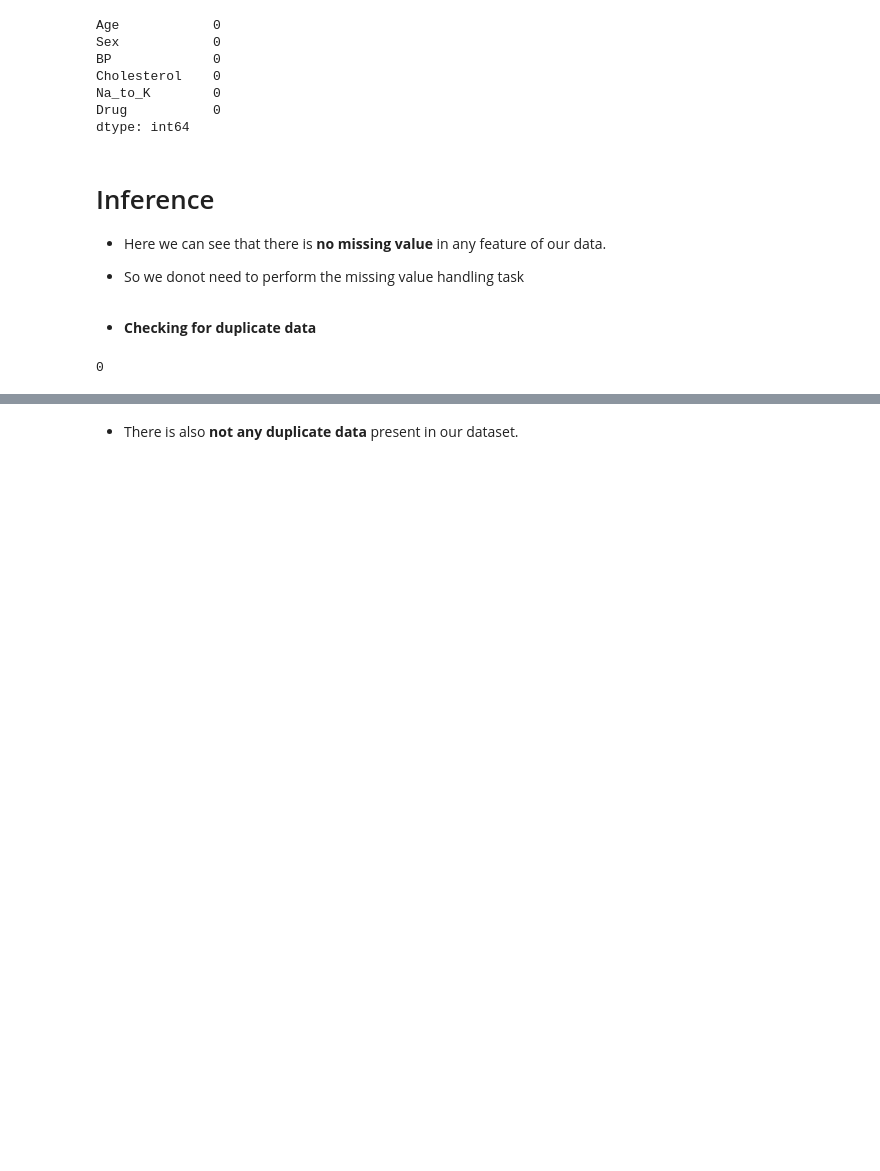
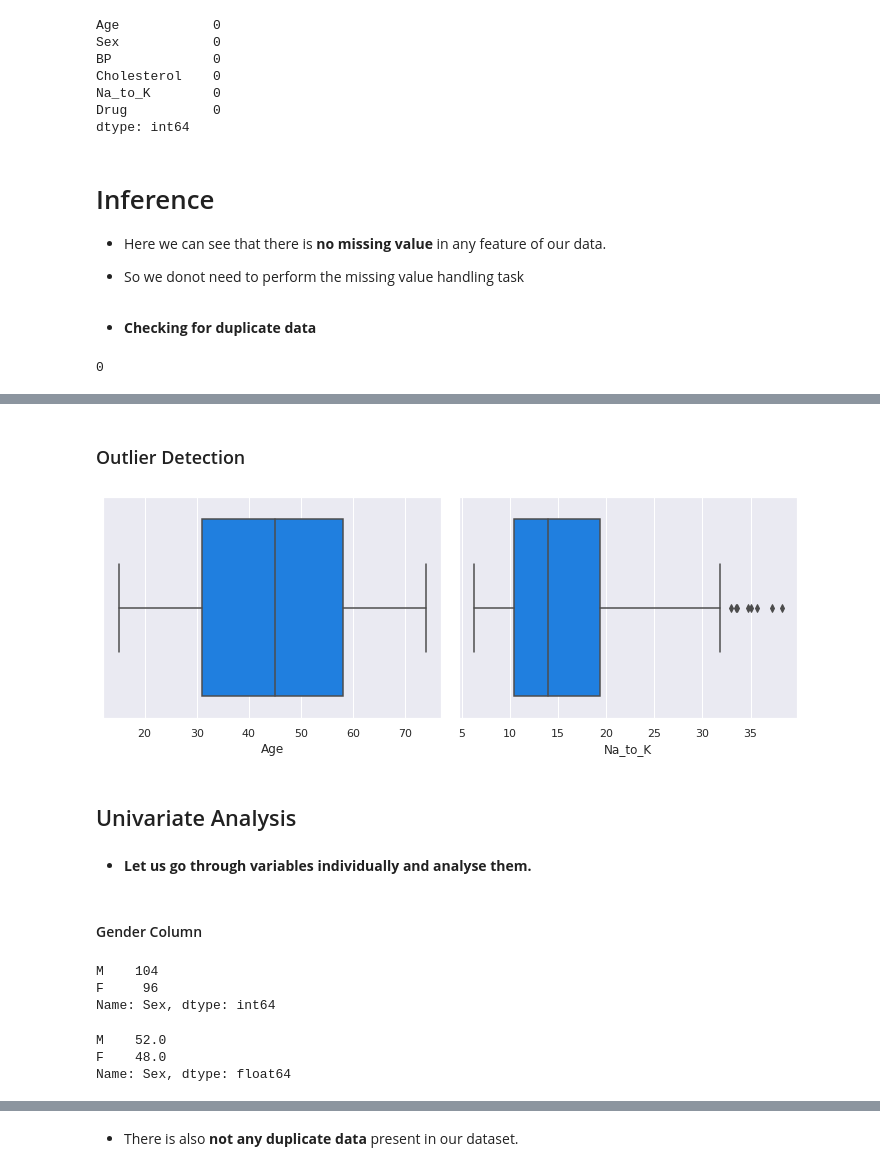
Before and after one commit to dsankush/Drug-Analysis, a Jupyter notebook: Drug_Analysis.ipynb, the cells around one changed output, grey strips where cells are left out. Saved outputs shown, nothing was run; the diff lists cells and outputs as text; code cells hidden in the pictures; blank space fills up the shorter version.

```diff
--- a/Drug_Analysis.ipynb
+++ b/Drug_Analysis.ipynb
@@ -228,0 +251,37 @@ data[data.duplicated()].size
+# %% [markdown]
+### Outlier Detection
+# %%
+# ploting the box plots into subplots of each column
+
+columns = data.select_dtypes(include=np.number).columns.tolist()
+n = 1
+
+plt.figure(figsize=(20,15))
+
+for column in columns:
+    plt.subplot(4,4,n)
+    n = n+1
+    sns.boxplot(data[column])
+    plt.tight_layout()
+# %% [output]
+[figure, added]
+# %% [markdown]
+## Univariate Analysis
+# %% [markdown]
+* <b>Let us go through variables individually and analyse them.</b>
+# %% [markdown]
+#### Gender Column
+# %%
+# Getting the value count for each gender using value_counts from pandas
+data['Sex'].value_counts()
+# %% [output]
+M    104
+F     96
+Name: Sex, dtype: int64
+# %%
+# Percentage For each gender
+(data['Sex'].value_counts() / data['Sex'].count()) * 100
+# %% [output]
+M    52.0
+F    48.0
+Name: Sex, dtype: float64
```
Also changed, not shown: parts of 3 cells of this notebook.
